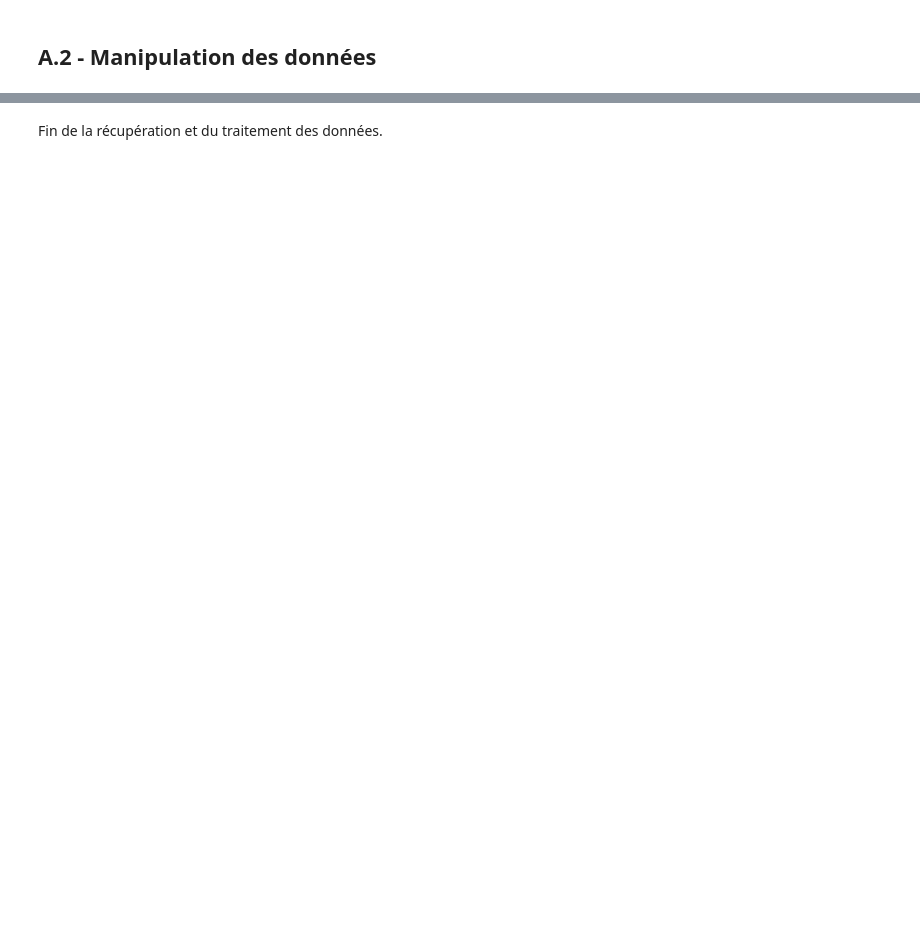
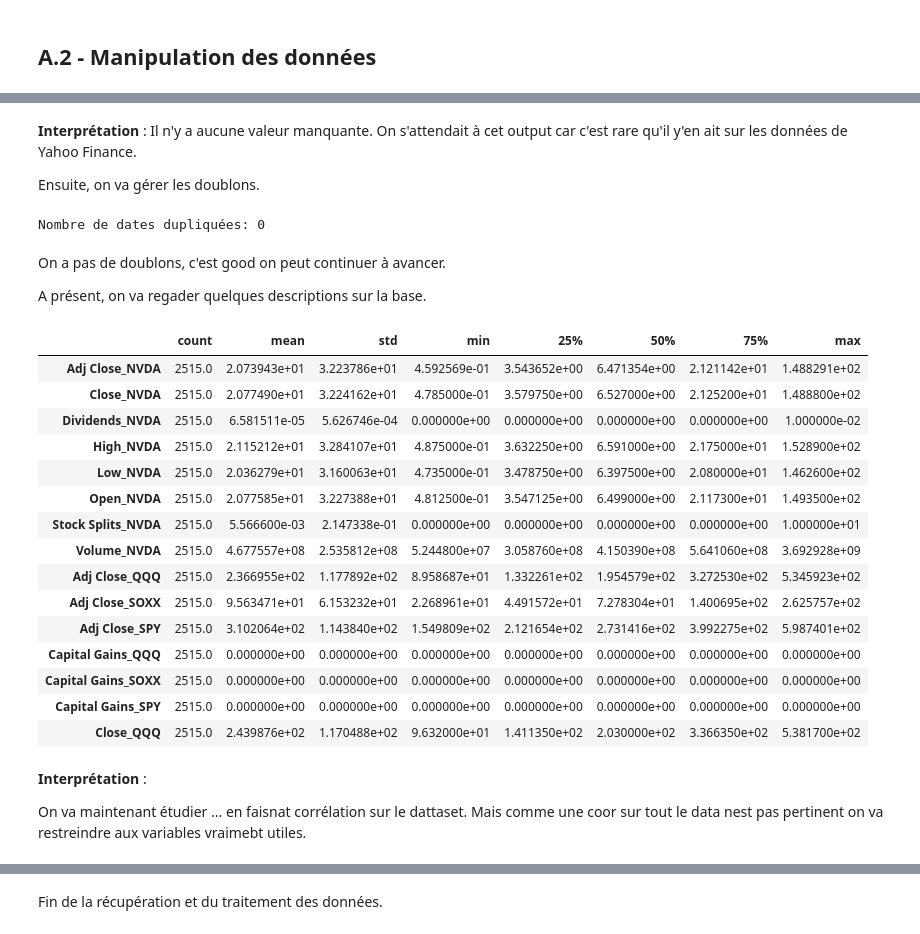
Before and after one commit to JoelKt29/Python-pour-la-data, a Jupyter notebook: Final copy.ipynb, the cells around one changed output, grey strips where cells are left out. Saved outputs shown, nothing was run; the diff lists cells and outputs as text; code cells hidden in the pictures; blank space fills up the shorter version.

```diff
--- a/Final copy.ipynb
+++ b/Final copy.ipynb
@@ -213,0 +213,10 @@ Checks
+# %%
+
+# Tri + sécurité Date
+nvda_data_2["Date"] = pd.to_datetime(nvda_data_2["Date"])
+nvda_data_2 = nvda_data_2.sort_values("Date").reset_index(drop=True)
+
+#Gestion des valeurs manquantes
+na_counts = nvda_data_2.isna().sum().sort_values(ascending=False)
+print("Top colonnes avec NA:")
+print(na_counts.head(15))
@@ -213,0 +241,43 @@ Checks
+# %% [markdown]
+**Interprétation** : Il n'y a aucune valeur manquante. On s'attendait à cet output car c'est rare qu'il y'en ait sur les données de Yahoo Finance.
+
+Ensuite, on va gérer les doublons.
+# %%
+dup_dates = nvda_data_2["Date"].duplicated().sum()
+print("\nNombre de dates dupliquées:", dup_dates)
+
+#Si doublons : on garde la dernière occurrence (par convention)
+if dup_dates > 0:
+    nvda_data_2 = nvda_data_2.drop_duplicates(subset=["Date"], keep="last").reset_index(drop=True)
+# %% [output]
+Nombre de dates dupliquées: 0
+# %% [markdown]
+On a pas de doublons, c'est good on peut continuer à avancer.
+
+A présent, on va regader quelques descriptions sur la base.
+# %%
+desc_full = nvda_data_2.describe(include=[np.number]).T
+desc_full.head(15)
+# %% [output]
+|  | count | mean | std | min | 25% | 50% | 75% | max |
+| Adj Close_NVDA | 2515.0 | 2.073943e+01 | 3.223786e+01 | 4.592569e-01 | 3.543652e+00 | 6.471354e+00 | 2.121142e+01 | 1.488291e+02 |
+| Close_NVDA | 2515.0 | 2.077490e+01 | 3.224162e+01 | 4.785000e-01 | 3.579750e+00 | 6.527000e+00 | 2.125200e+01 | 1.488800e+02 |
+| Dividends_NVDA | 2515.0 | 6.581511e-05 | 5.626746e-04 | 0.000000e+00 | 0.000000e+00 | 0.000000e+00 | 0.000000e+00 | 1.000000e-02 |
+| High_NVDA | 2515.0 | 2.115212e+01 | 3.284107e+01 | 4.875000e-01 | 3.632250e+00 | 6.591000e+00 | 2.175000e+01 | 1.528900e+02 |
+| Low_NVDA | 2515.0 | 2.036279e+01 | 3.160063e+01 | 4.735000e-01 | 3.478750e+00 | 6.397500e+00 | 2.080000e+01 | 1.462600e+02 |
+| Open_NVDA | 2515.0 | 2.077585e+01 | 3.227388e+01 | 4.812500e-01 | 3.547125e+00 | 6.499000e+00 | 2.117300e+01 | 1.493500e+02 |
+| Stock Splits_NVDA | 2515.0 | 5.566600e-03 | 2.147338e-01 | 0.000000e+00 | 0.000000e+00 | 0.000000e+00 | 0.000000e+00 | 1.000000e+01 |
+| Volume_NVDA | 2515.0 | 4.677557e+08 | 2.535812e+08 | 5.244800e+07 | 3.058760e+08 | 4.150390e+08 | 5.641060e+08 | 3.692928e+09 |
+| Adj Close_QQQ | 2515.0 | 2.366955e+02 | 1.177892e+02 | 8.958687e+01 | 1.332261e+02 | 1.954579e+02 | 3.272530e+02 | 5.345923e+02 |
+| Adj Close_SOXX | 2515.0 | 9.563471e+01 | 6.153232e+01 | 2.268961e+01 | 4.491572e+01 | 7.278304e+01 | 1.400695e+02 | 2.625757e+02 |
+| Adj Close_SPY | 2515.0 | 3.102064e+02 | 1.143840e+02 | 1.549809e+02 | 2.121654e+02 | 2.731416e+02 | 3.992275e+02 | 5.987401e+02 |
+| Capital Gains_QQQ | 2515.0 | 0.000000e+00 | 0.000000e+00 | 0.000000e+00 | 0.000000e+00 | 0.000000e+00 | 0.000000e+00 | 0.000000e+00 |
+| Capital Gains_SOXX | 2515.0 | 0.000000e+00 | 0.000000e+00 | 0.000000e+00 | 0.000000e+00 | 0.000000e+00 | 0.000000e+00 | 0.000000e+00 |
+| Capital Gains_SPY | 2515.0 | 0.000000e+00 | 0.000000e+00 | 0.000000e+00 | 0.000000e+00 | 0.000000e+00 | 0.000000e+00 | 0.000000e+00 |
+| Close_QQQ | 2515.0 | 2.439876e+02 | 1.170488e+02 | 9.632000e+01 | 1.411350e+02 | 2.030000e+02 | 3.366350e+02 | 5.381700e+02 |
+# %% [markdown]
+**Interprétation** :
+
+
+
+On va maintenant étudier ... en faisnat corrélation sur le dattaset. Mais comme une coor sur tout le data nest pas pertinent on va restreindre aux variables vraimebt utiles.
```
Also changed, not shown: parts of 15 cells of this notebook.
